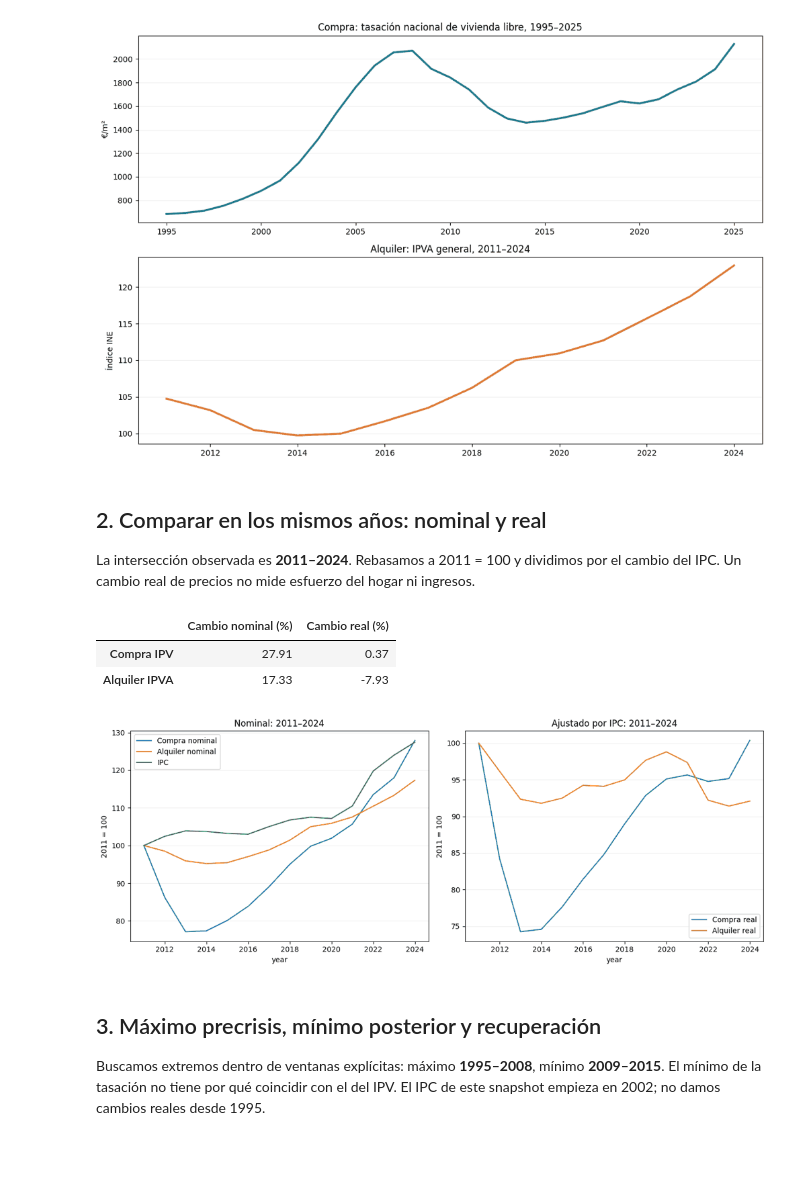
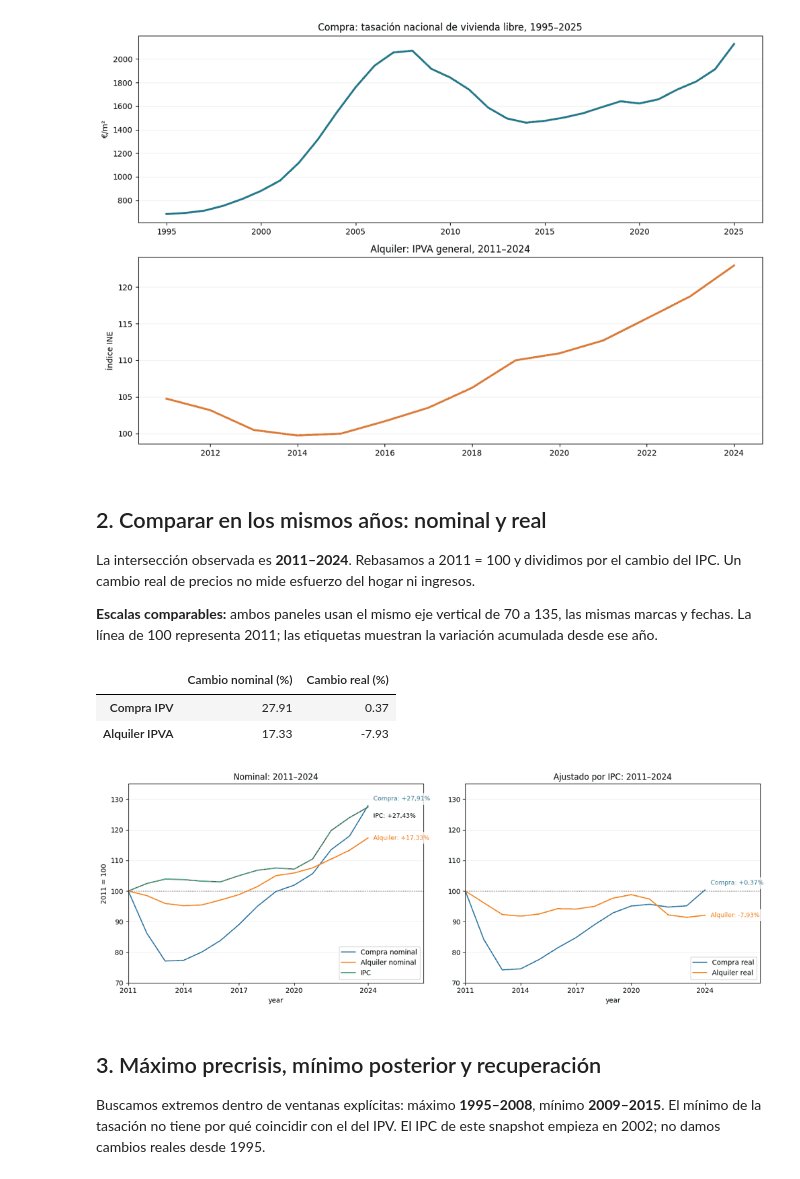
Before and after one commit to lidonmiguel/spain-housing-analysis, a Jupyter notebook: notebooks/01b_price_history.ipynb, the cells around one changed output. Cells and saved outputs as stored; diff of their text form; code cells hidden in the pictures; blank space fills up the shorter version.

Commit message:
Use identical scales for nominal and real housing price comparisons

```diff
--- a/notebooks/01b_price_history.ipynb
+++ b/notebooks/01b_price_history.ipynb
@@ -74,37 +74,60 @@ plt.close(fig)
 
 La intersección observada es **2011–2024**. Rebasamos a 2011 = 100 y dividimos por
 el cambio del IPC. Un cambio real de precios no mide esfuerzo del hogar ni ingresos.
+
+**Escalas comparables:** ambos paneles usan el mismo eje vertical de 70 a 135,
+las mismas marcas y fechas. La línea de 100 representa 2011; las etiquetas muestran
+la variación acumulada desde ese año.
 # %%
 years = sorted(set(purchase_index.index) & set(rent_index.index) & set(cpi.index))
 first, last = years[0], years[-1]
 comparison = pd.DataFrame(index=years)
 comparison.index.name = "year"
 comparison["Compra nominal"] = purchase_index.loc[years] / purchase_index.loc[first] * 100
 comparison["Alquiler nominal"] = rent_index.loc[years] / rent_index.loc[first] * 100
 comparison["IPC"] = cpi.loc[years] / cpi.loc[first] * 100
 comparison["Compra real"] = comparison["Compra nominal"] / (comparison["IPC"] / 100)
 comparison["Alquiler real"] = comparison["Alquiler nominal"] / (comparison["IPC"] / 100)
 results = pd.DataFrame({
     "Cambio nominal (%)": [comparison["Compra nominal"].loc[last] - 100,
                             comparison["Alquiler nominal"].loc[last] - 100],
     "Cambio real (%)": [comparison["Compra real"].loc[last] - 100,
                          comparison["Alquiler real"].loc[last] - 100],
 }, index=["Compra IPV", "Alquiler IPVA"])
 display(results.round(2))
-fig, axes = plt.subplots(1, 2, figsize=(13, 5))
+fig, axes = plt.subplots(1, 2, figsize=(14, 5), sharey=True)
 comparison[["Compra nominal", "Alquiler nominal", "IPC"]].plot(ax=axes[0])
 comparison[["Compra real", "Alquiler real"]].plot(ax=axes[1])
 for ax, title in zip(axes, ["Nominal", "Ajustado por IPC"]):
     ax.set(title=f"{title}: {first}–{last}", ylabel=f"{first} = 100")
+    ax.set_ylim(70, 135)
+    ax.set_yticks(range(70, 136, 10))
+    ax.tick_params(axis="y", labelleft=True)
+    ax.set_xlim(first, last + 3)
+    ax.set_xticks([first, 2014, 2017, 2020, last])
+    ax.axhline(100, color="#555", linestyle=":", linewidth=1)
     ax.grid(axis="y", alpha=0.2)
+    ax.legend(loc="lower right")
+for ax, suffix in zip(axes, ["nominal", "real"]):
+    for label, color, offset in [("Compra", "#1f77b4", 10), ("Alquiler", "#ff7f0e", 0)]:
+        value = comparison.loc[last, f"{label} {suffix}"]
+        pct = f"{value - 100:+.2f}%".replace(".", ",")
+        ax.annotate(f"{label}: {pct}", (last, value), xytext=(8, offset),
+                    textcoords="offset points", color=color, fontsize=9, va="center",
+                    bbox=dict(facecolor="white", edgecolor="none", alpha=0.8))
+inflation = comparison.loc[last, "IPC"]
+pct = f"{inflation - 100:+.2f}%".replace(".", ",")
+axes[0].annotate(f"IPC: {pct}", (last, inflation), xytext=(8, -13),
+                 textcoords="offset points", fontsize=9, va="center",
+                 bbox=dict(facecolor="white", edgecolor="none", alpha=0.8))
 fig.tight_layout()
 display(fig)
 plt.close(fig)
 # %% [output]
 |  | Cambio nominal (%) | Cambio real (%) |
 | Compra IPV | 27.91 | 0.37 |
 | Alquiler IPVA | 17.33 | -7.93 |
-[figure, old version]
+[figure, new version]
 # %% [markdown]
 ## 3. Máximo precrisis, mínimo posterior y recuperación
 
```
Also changed, not shown: 3 other files.
